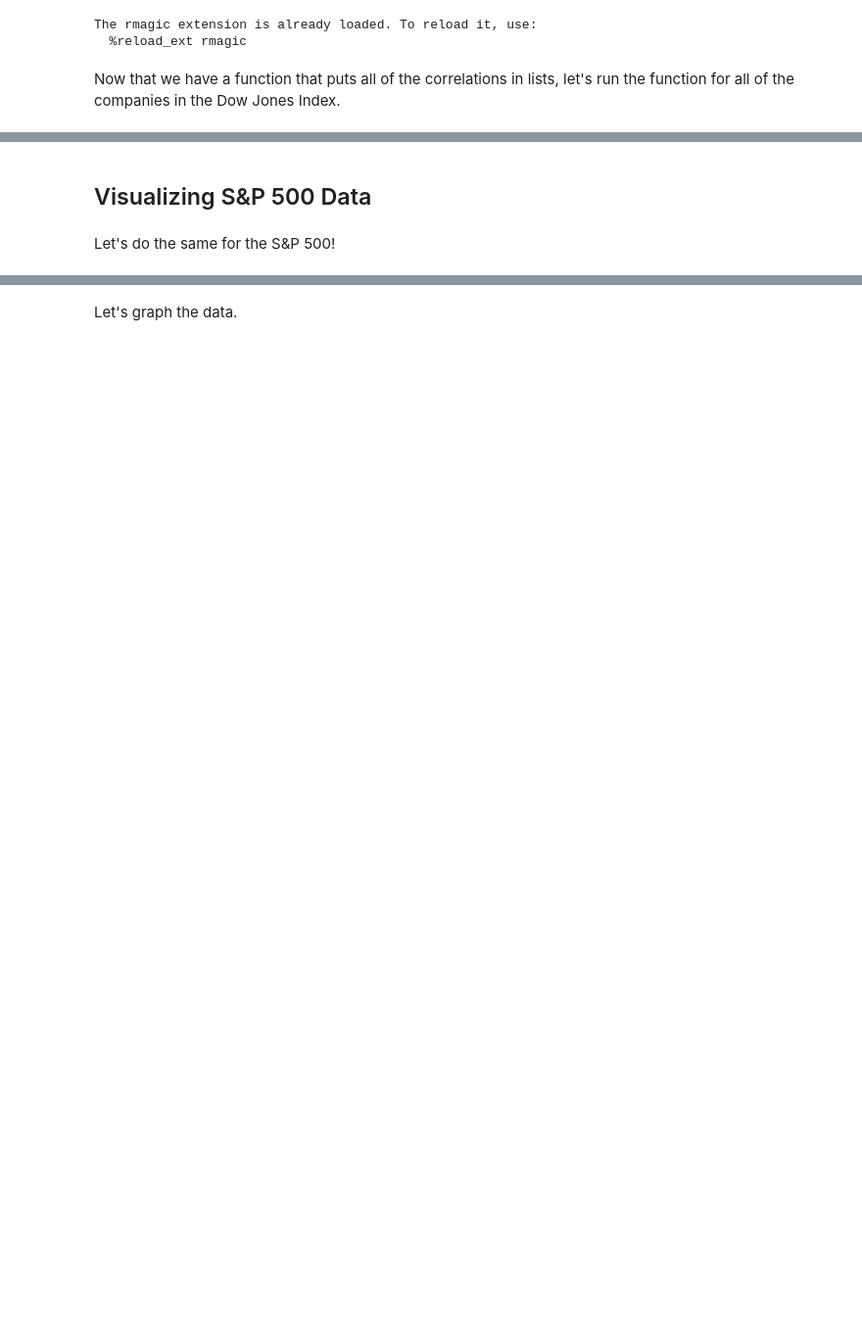
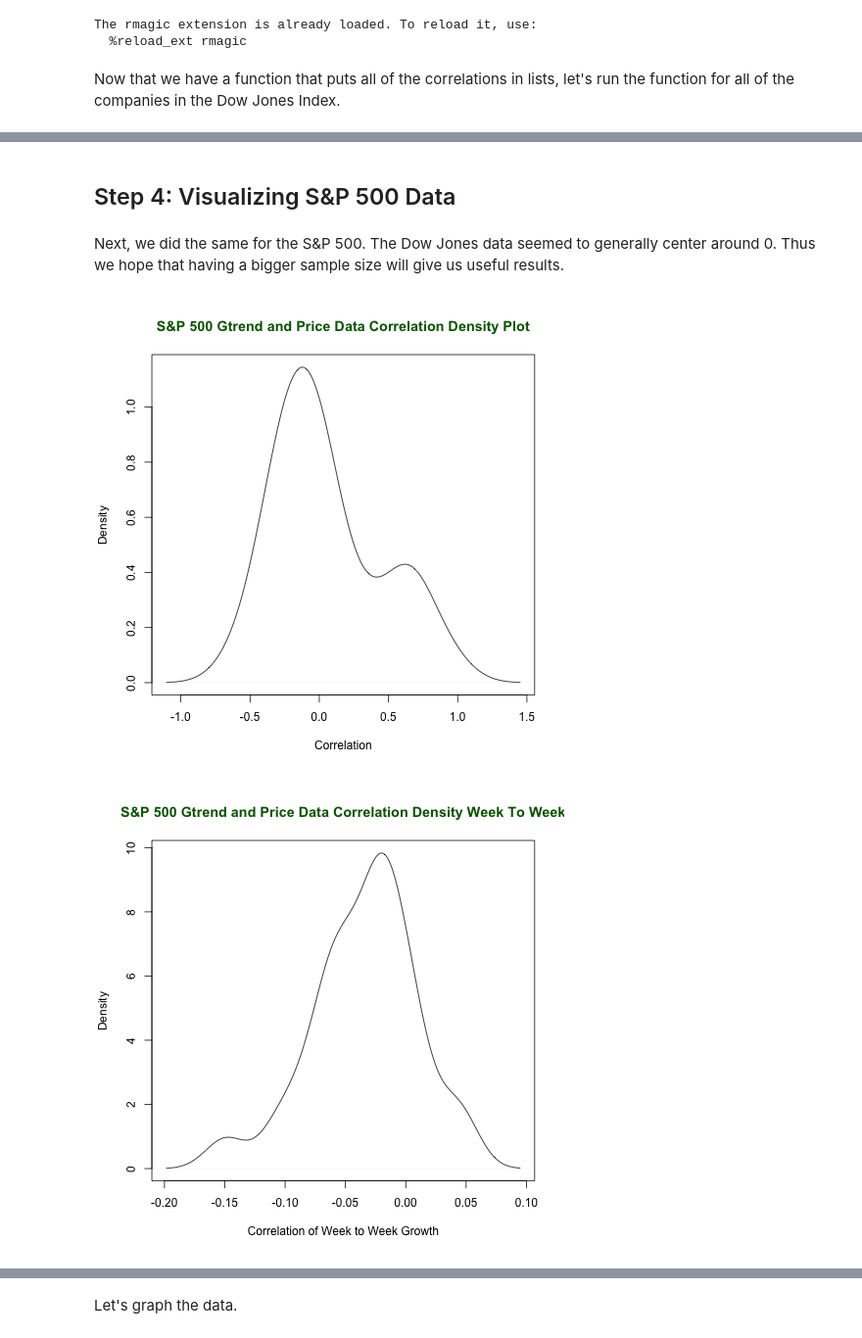
Before and after one commit to jodreen/data-analysis-template, a Jupyter notebook: notebooks/NB3_data_analysis.ipynb, the cells around one changed output, grey strips where cells are left out. Shown: that part at 98% size. Saved outputs shown, nothing was run; the diff lists cells and outputs as text; code cells hidden in the pictures; blank space fills up the shorter version.

```diff
--- a/notebooks/NB3_data_analysis.ipynb
+++ b/notebooks/NB3_data_analysis.ipynb
@@ -138,10 +172,20 @@ png(filename="visualizations/plot10.png")
 plot(density(ticker_cor_list), xlab = 'Correlation', main = "Ticker Symbol Gtrend Data Correlation Density", col.main = "red")
 dev.off()
 # %% [markdown]
-## Visualizing S&P 500 Data
+## Step 4: Visualizing S&P 500 Data
-# %% [markdown]
-Let's do the same for the S&P 500!
+# %% [markdown]
+Next, we did the same for the S&P 500. The Dow Jones data seemed to generally center around 0. Thus we hope that having a bigger sample size will give us useful results.
 # %%
 %%R
 
 get_all_data('SP500')
+# %%
+%%R
+plot(density(normal_cor_list), xlab = 'Correlation', main = 'S&P 500 Gtrend and Price Data Correlation Density Plot', col.main = "dark green")
+plot(density(percent_cor_list), xlab = 'Correlation of Week to Week Growth', main = 'S&P 500 Gtrend and Price Data Correlation Density Week To Week', col.main = "dark green")
+plot(density(ticker_cor_list), xlab = 'Correlation', main = 'S&P 500 Ticker and Price Data Correlation Density', col.main = "dark green")
+plot(density(sell_cor_list), xlab = 'Correlation', main = "S&P 500 'Sell + Name' Correlation Density", col.main = "dark green")
+plot(density(buy_cor_list), xlab = 'Correlation', main = "S&P 500 'Buy + Name' Correlation Density", col.main = "dark green")
+# %% [output]
+[figure, added]
+[figure, added]
```
Also changed, not shown: parts of 24 cells of this notebook, 14 other files.
